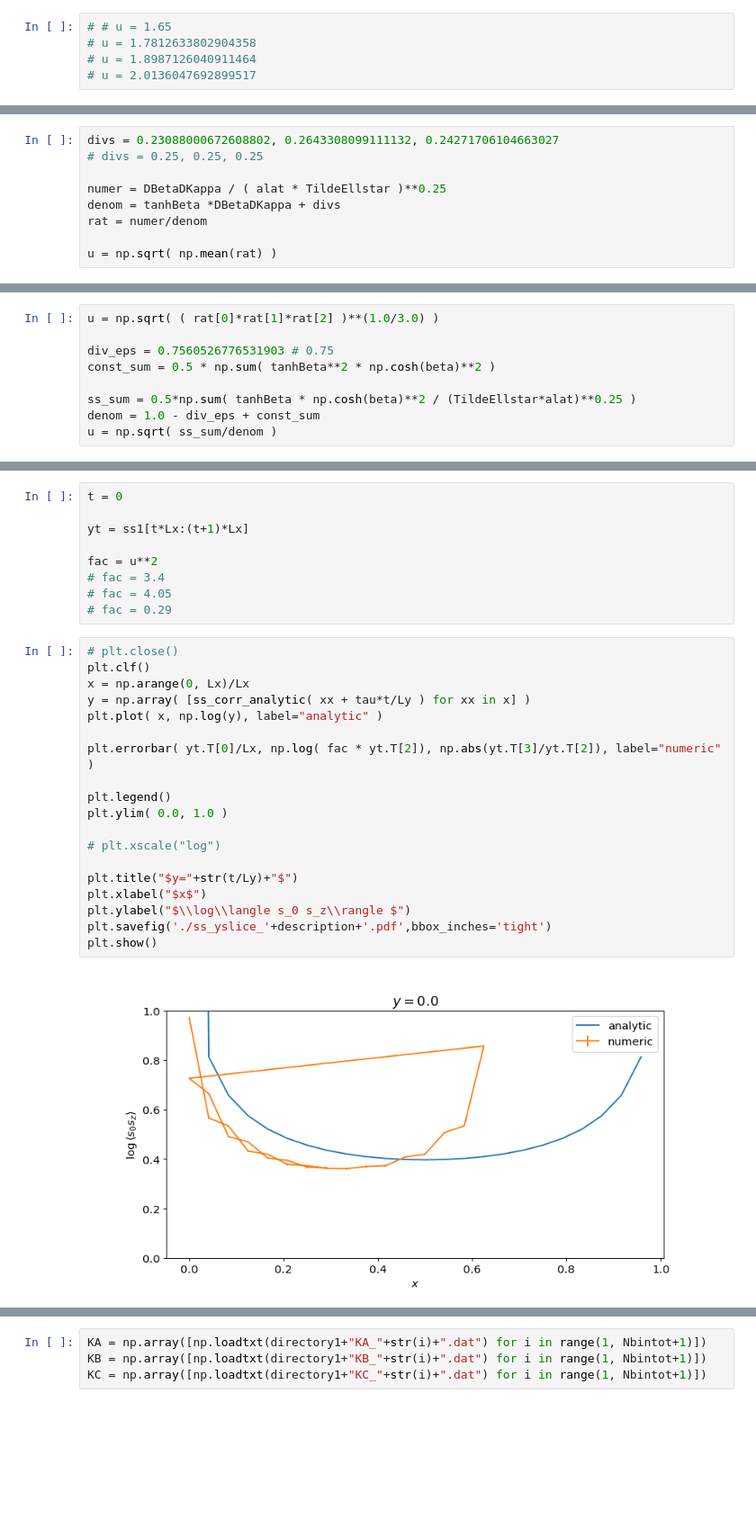
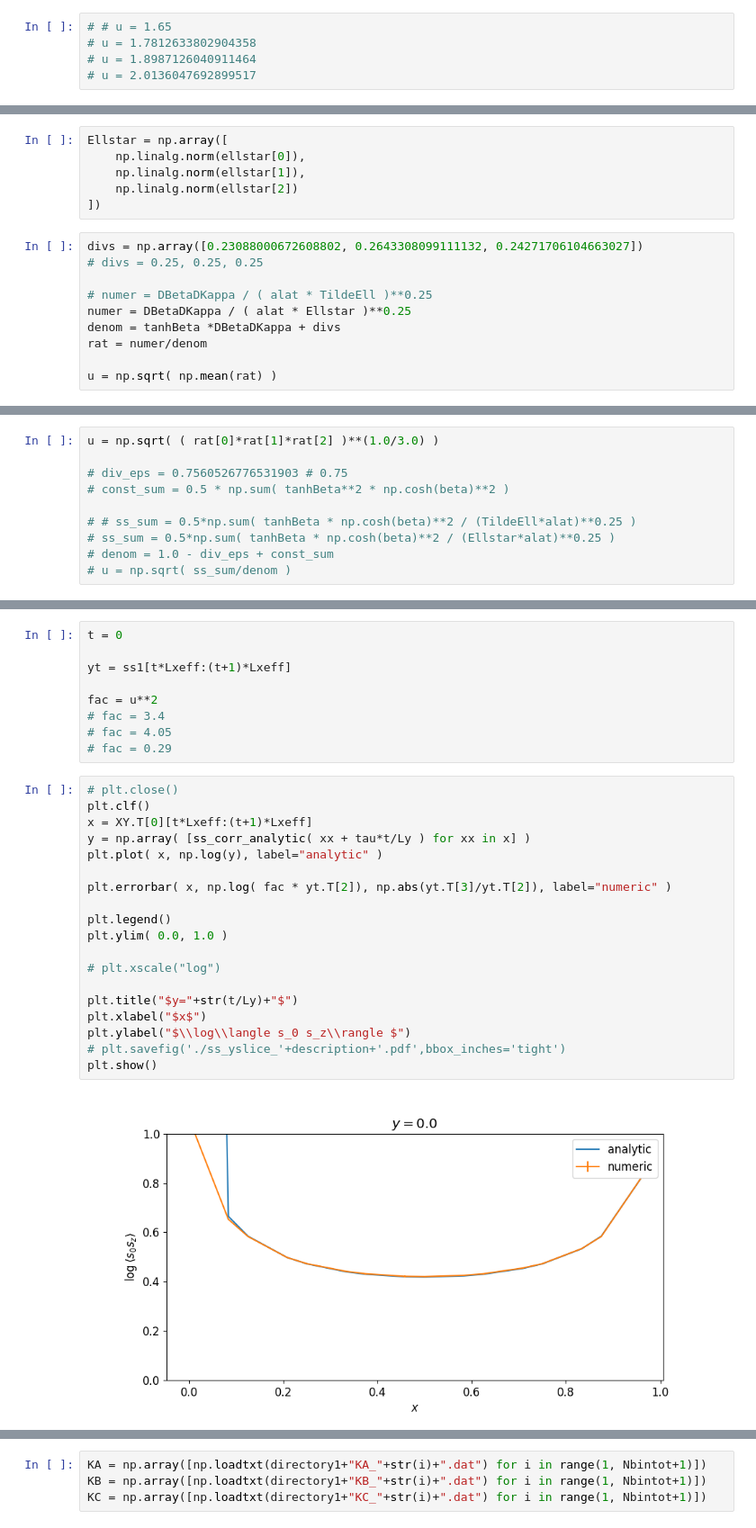
Before and after one commit to nobuyukimatsumoto68/hex, a Jupyter notebook: analysis_new2.ipynb, the cells around one changed output, grey strips where cells are left out. Shown at 90% size. Saved outputs shown, nothing was run; the diff lists cells and outputs as text; blank space fills up the shorter version.

```diff
--- a/analysis_new2.ipynb
+++ b/analysis_new2.ipynb
@@ -678,11 +727,18 @@ TildeEllstar = np.array([
     np.linalg.norm(tilde_ell[1]),
     np.linalg.norm(tilde_ell[2])
 ])
+# %%
+Ellstar = np.array([
+    np.linalg.norm(ellstar[0]),
+    np.linalg.norm(ellstar[1]),
+    np.linalg.norm(ellstar[2])
+])
 # %%
-divs = 0.23088000672608802, 0.2643308099111132, 0.24271706104663027
+divs = np.array([0.23088000672608802, 0.2643308099111132, 0.24271706104663027])
 # divs = 0.25, 0.25, 0.25
 
-numer = DBetaDKappa / ( alat * TildeEllstar )**0.25
+# numer = DBetaDKappa / ( alat * TildeEll )**0.25
+numer = DBetaDKappa / ( alat * Ellstar )**0.25
 denom = tanhBeta *DBetaDKappa + divs
 rat = numer/denom
 
@@ -698,9 +788,10 @@ u
 # %%
 u = np.sqrt( ( rat[0]*rat[1]*rat[2] )**(1.0/3.0) )
 
-div_eps = 0.7560526776531903 # 0.75
-const_sum = 0.5 * np.sum( tanhBeta**2 * np.cosh(beta)**2 )
+# div_eps = 0.7560526776531903 # 0.75
+# const_sum = 0.5 * np.sum( tanhBeta**2 * np.cosh(beta)**2 )
 
-ss_sum = 0.5*np.sum( tanhBeta * np.cosh(beta)**2 / (TildeEllstar*alat)**0.25 )
-denom = 1.0 - div_eps + const_sum
-u = np.sqrt( ss_sum/denom )
+# # ss_sum = 0.5*np.sum( tanhBeta * np.cosh(beta)**2 / (TildeEll*alat)**0.25 )
+# ss_sum = 0.5*np.sum( tanhBeta * np.cosh(beta)**2 / (Ellstar*alat)**0.25 )
+# denom = 1.0 - div_eps + const_sum
+# u = np.sqrt( ss_sum/denom )
@@ -711,7 +802,7 @@ u
 # %%
 t = 0
 
-yt = ss1[t*Lx:(t+1)*Lx]
+yt = ss1[t*Lxeff:(t+1)*Lxeff]
 
 fac = u**2
 # fac = 3.4
@@ -720,21 +811,21 @@ fac = u**2
 # %%
 # plt.close()
 plt.clf()
-x = np.arange(0, Lx)/Lx
+x = XY.T[0][t*Lxeff:(t+1)*Lxeff]
 y = np.array( [ss_corr_analytic( xx + tau*t/Ly ) for xx in x] )
 plt.plot( x, np.log(y), label="analytic" )
 
-plt.errorbar( yt.T[0]/Lx, np.log( fac * yt.T[2]), np.abs(yt.T[3]/yt.T[2]), label="numeric" )
+plt.errorbar( x, np.log( fac * yt.T[2]), np.abs(yt.T[3]/yt.T[2]), label="numeric" )
 
 plt.legend()
 plt.ylim( 0.0, 1.0 )
 
 # plt.xscale("log")
 
 plt.title("$y="+str(t/Ly)+"$")
 plt.xlabel("$x$")
 plt.ylabel("$\\log\\langle s_0 s_z\\rangle $")
-plt.savefig('./ss_yslice_'+description+'.pdf',bbox_inches='tight')
+# plt.savefig('./ss_yslice_'+description+'.pdf',bbox_inches='tight')
 plt.show()
 # %% [output]
-[figure, old version]
+[figure, new version]
```
Also changed, not shown: parts of 67 cells of this notebook, 4 other files.
